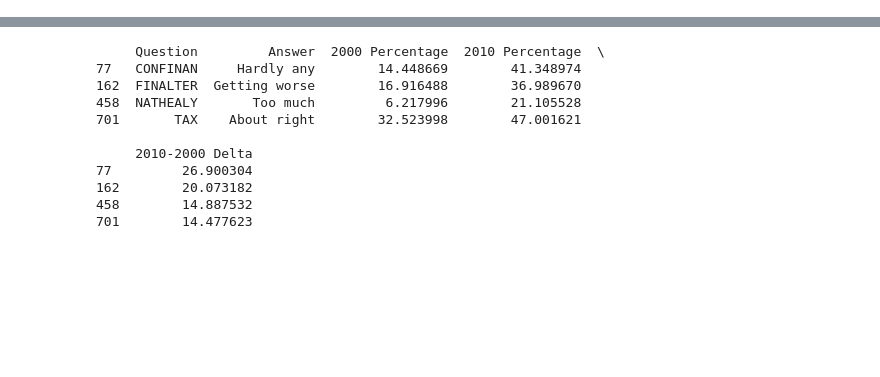
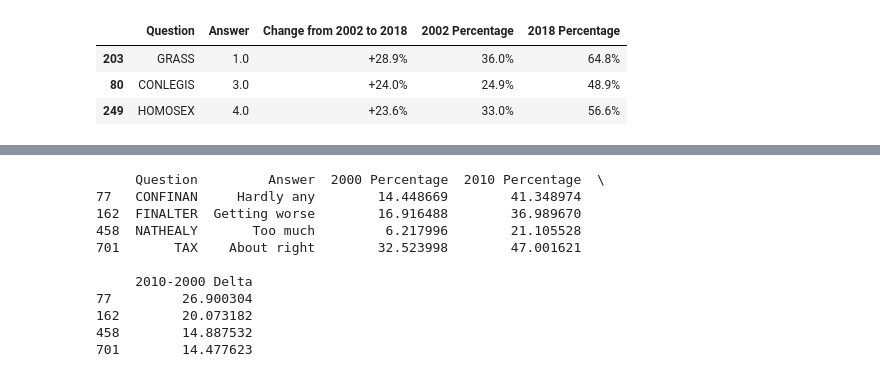
Before and after one commit to JML321/gss, a Jupyter notebook: app_code/Explore Data.ipynb, the cells around one changed output, grey strips where cells are left out. Saved outputs shown, nothing was run; the diff lists cells and outputs as text; code cells hidden in the pictures; blank space fills up the shorter version.

Commit message:
Have the columns at + delta increase for third column

```diff
--- a/app_code/Explore Data.ipynb
+++ b/app_code/Explore Data.ipynb
@@ -3,3 +3,25 @@
 import pandas as pd
 import sas7bdat, signal, pyreadstat, pickle
 from toolbox import *
+# %%
+path = r'C:\\Users\\justi\\Dropbox\\Work\\Job Search\\Other\\GSS\\own_data_objects\\melted_tables\\melted_table_0.csv'
+melted_table = pd.read_csv(path)
+df = compare_years_delta(melted_table, 2002, 2018)
+
+# import pandas as pd
+
+# # Assuming 'df' is your DataFrame and it's already loaded with data
+
+# df = df.astype(str)
+# df.iloc[:, 2] = df.iloc[:, 2].apply(lambda x: f"+{float(x):.1f}%" if float(x) > 0 else f"{float(x):.1f}%")
+# df.iloc[:, 3] = df.iloc[:, 3].apply(lambda x: f"{float(x):.1f}%")
+# df.iloc[:, 4] = df.iloc[:, 4].apply(lambda x: f"{float(x):.1f}%")
+# print(df.dtypes)
+# print(df.head())
+# %%
+df.head(3)
+# %% [output]
+|  | Question | Answer | Change from 2002 to 2018 | 2002 Percentage | 2018 Percentage |
+| 203 | GRASS | 1.0 | +28.9% | 36.0% | 64.8% |
+| 80 | CONLEGIS | 3.0 | +24.0% | 24.9% | 48.9% |
+| 249 | HOMOSEX | 4.0 | +23.6% | 33.0% | 56.6% |
```
Also changed, not shown: parts of 2 cells of this notebook, 4 other files.
